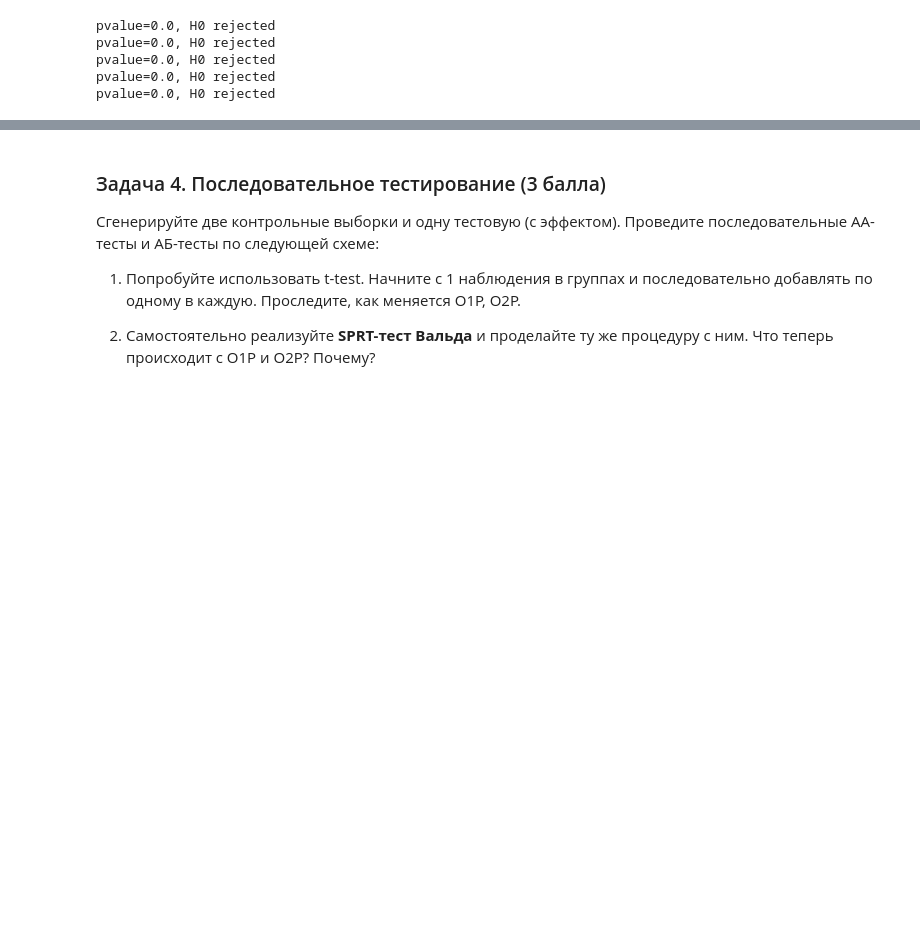
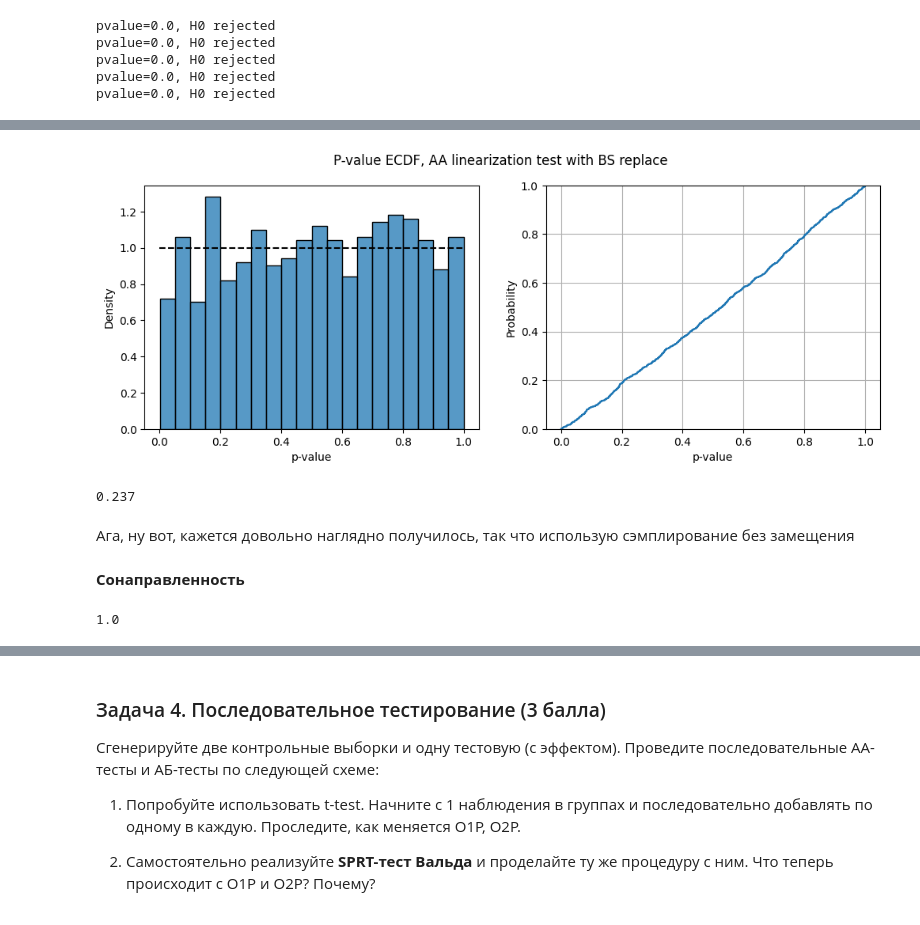
Before and after one commit to astatarinov/online-exp-course, a Jupyter notebook: 2024-spring/hw/hw-3/hw3.ipynb, the cells around one changed output, grey strips where cells are left out. Drawn from its saved outputs; the diff is of its cells as text; code cells hidden in the pictures; blank space fills up the shorter version.

```diff
--- a/2024-spring/hw/hw-3/hw3.ipynb
+++ b/2024-spring/hw/hw-3/hw3.ipynb
@@ -425,0 +558,21 @@ pvalue=0.0, H0 rejected
+# %%
+pvalue_check_without_replace, _ = run_bs_lin_test(
+    pd.Series(get_session_duration(2000)), pd.Series(get_session_duration(2000)), N_ITER=1000,
+    replace=False, size=300
+)
+# %%
+plot_pvalue_ecdf(pvalue_check_without_replace, title='P-value ECDF, AA linearization test with BS replace')
+# %% [output]
+[figure, added]
+# %%
+round(stats.kstest(pvalue_check_without_replace, 'uniform', args=(0, 1)).pvalue, 3)
+# %% [output]
+0.237
+# %% [markdown]
+Ага, ну вот, кажется довольно наглядно получилось, так что использую сэмплирование без замещения
+# %% [markdown]
+**Сонаправленность**
+# %%
+(pd_eff['eff'].round(3) == pd_eff['lin_eff'].round(3)).mean()
+# %% [output]
+1.0
```
Also changed, not shown: parts of 33 cells of this notebook, 3 other files.
